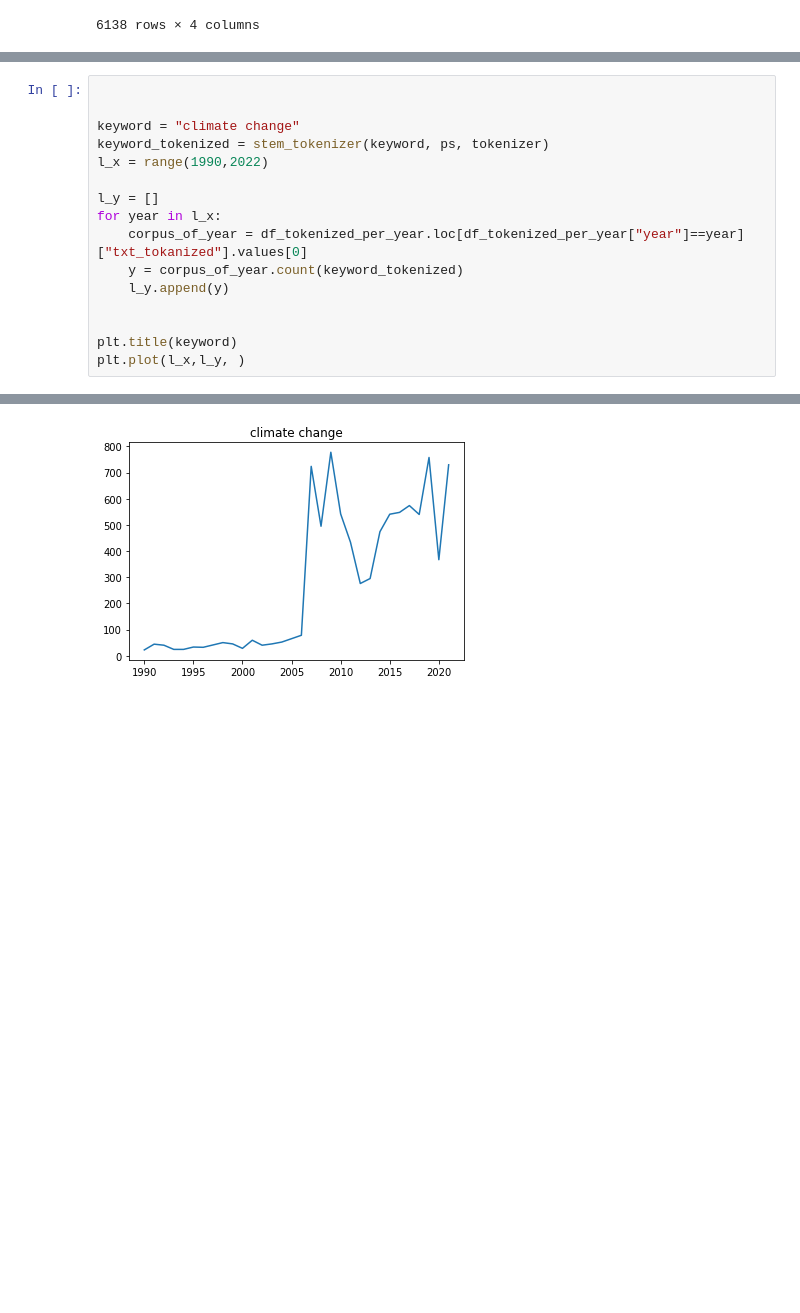
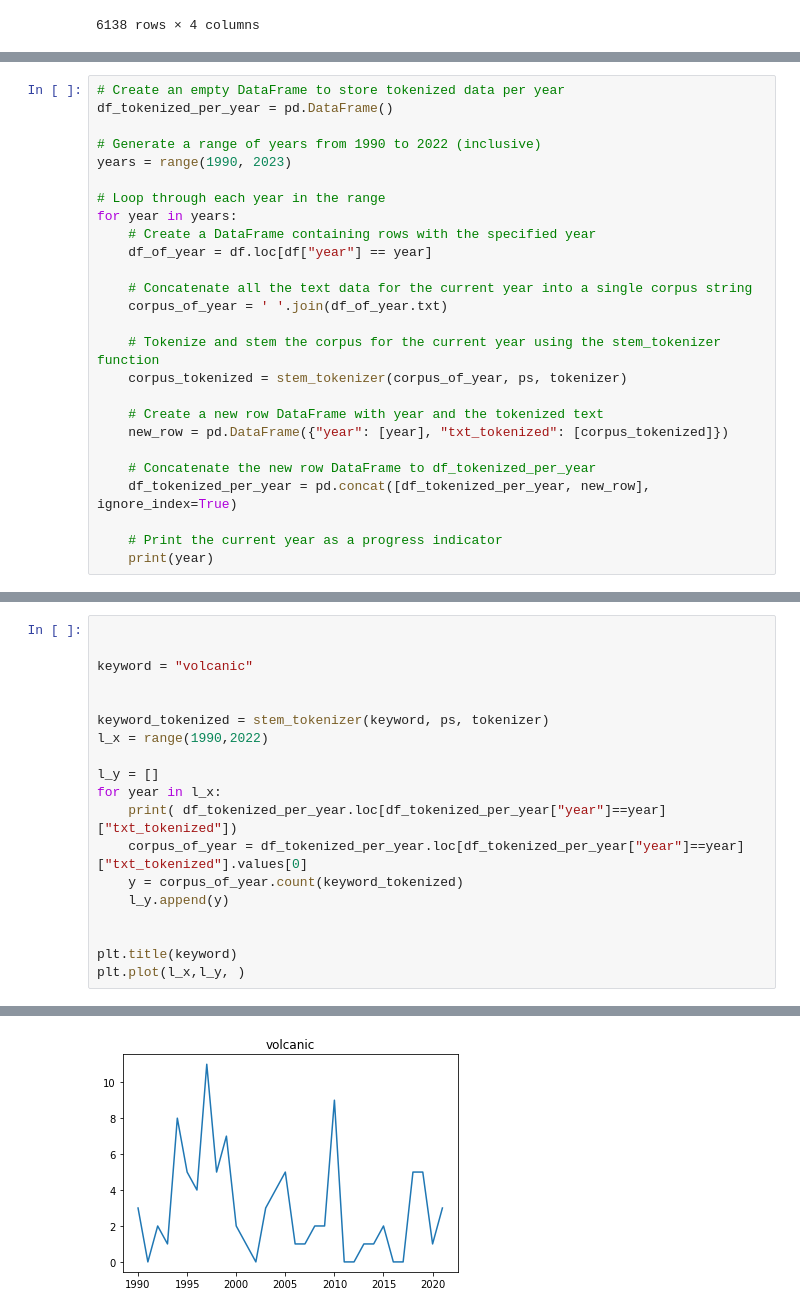
Before and after one commit to JuliusHuizing/fundamentals_of_data_science_shared, a Jupyter notebook: notebooks/UNsession_tokenized_from_1990.ipynb, the cells around one changed output, grey strips where cells are left out. Drawn from its saved outputs; the diff is of its cells as text; blank space fills up the shorter version.

```diff
--- a/notebooks/UNsession_tokenized_from_1990.ipynb
+++ b/notebooks/UNsession_tokenized_from_1990.ipynb
@@ -81,0 +76,26 @@ for year in years:
+# %%
+# Create an empty DataFrame to store tokenized data per year
+df_tokenized_per_year = pd.DataFrame()
+
+# Generate a range of years from 1990 to 2022 (inclusive)
+years = range(1990, 2023)
+
+# Loop through each year in the range
+for year in years:
+    # Create a DataFrame containing rows with the specified year
+    df_of_year = df.loc[df["year"] == year]
+
+    # Concatenate all the text data for the current year into a single corpus string
+    corpus_of_year = ' '.join(df_of_year.txt)
+
+    # Tokenize and stem the corpus for the current year using the stem_tokenizer function
+    corpus_tokenized = stem_tokenizer(corpus_of_year, ps, tokenizer)
+
+    # Create a new row DataFrame with year and the tokenized text
+    new_row = pd.DataFrame({"year": [year], "txt_tokenized": [corpus_tokenized]})
+
+    # Concatenate the new row DataFrame to df_tokenized_per_year
+    df_tokenized_per_year = pd.concat([df_tokenized_per_year, new_row], ignore_index=True)
+
+    # Print the current year as a progress indicator
+    print(year)
@@ -102,13 +140,16 @@ print(df_tokenized_per_year)
 # %%
 
 
-keyword = "climate change"
+keyword = "volcanic"
+
+
 keyword_tokenized = stem_tokenizer(keyword, ps, tokenizer)
 l_x = range(1990,2022)
 
 l_y = []
 for year in l_x:
-    corpus_of_year = df_tokenized_per_year.loc[df_tokenized_per_year["year"]==year]["txt_tokanized"].values[0]
+    print( df_tokenized_per_year.loc[df_tokenized_per_year["year"]==year]["txt_tokenized"])
+    corpus_of_year = df_tokenized_per_year.loc[df_tokenized_per_year["year"]==year]["txt_tokenized"].values[0]
     y = corpus_of_year.count(keyword_tokenized)
     l_y.append(y)
 
@@ -120 +178 @@ plt.plot(l_x,l_y, )
-[figure, old version]
+[figure, new version]
```
Also changed, not shown: parts of 10 cells of this notebook.
